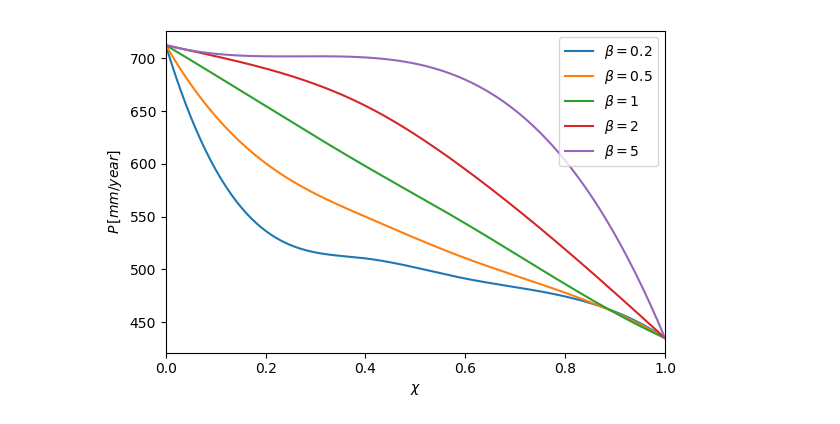
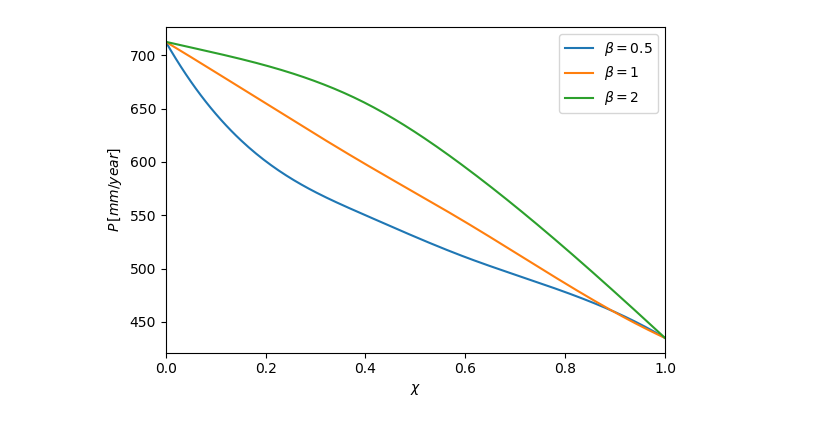
Before and after one commit to Omer80/bhwModel, a Jupyter notebook: auto/Plot_Turing_p_to_chi_different_betas.ipynb, the cells around one changed output. Cells and saved outputs as stored; diff of their text form; code cells hidden in the pictures.

```diff
--- a/auto/Plot_Turing_p_to_chi_different_betas.ipynb
+++ b/auto/Plot_Turing_p_to_chi_different_betas.ipynb
@@ -25,27 +25,27 @@ tckbeta5   = interpolate.splrep(chi, beta5)
 # %%
 # Plot Turing prec to chi
 fig = plt.figure(dpi=100)
 chinew = np.linspace(0, 1, 200)
 der = 0
 #plt.plot(chi,conv_P*beta0_2,label=r'$\beta=0.2$')
 #plt.plot(chi,conv_P*beta0_5,label=r'$\beta=0.5$')
 #plt.plot(chi,conv_P*beta1,label=r'$\beta=1$')
 #plt.plot(chi,conv_P*beta2,label=r'$\beta=2$')
 #plt.plot(chi,conv_P*beta5,label=r'$\beta=5$')
-plt.plot(chinew,conv_P*interpolate.splev(chinew, tckbeta0_2, der=der),label=r'$\beta=0.2$')
+#plt.plot(chinew,conv_P*interpolate.splev(chinew, tckbeta0_2, der=der),label=r'$\beta=0.2$')
 plt.plot(chinew,conv_P*interpolate.splev(chinew, tckbeta0_5, der=der),label=r'$\beta=0.5$')
 plt.plot(chinew,conv_P*interpolate.splev(chinew, tckbeta1, der=der),label=r'$\beta=1$')
 plt.plot(chinew,conv_P*interpolate.splev(chinew, tckbeta2, der=der),label=r'$\beta=2$')
-plt.plot(chinew,conv_P*interpolate.splev(chinew, tckbeta5, der=der),label=r'$\beta=5$')
+#plt.plot(chinew,conv_P*interpolate.splev(chinew, tckbeta5, der=der),label=r'$\beta=5$')
 plt.ylabel(r'$P\,[mm/year]$')
 plt.xlabel(r'$\chi$')
 plt.xlim([0,1])
 plt.legend(loc="best")
 plt.tight_layout()
 plt.savefig('bwh_Turing_prec_to_chi_for_betas.png')
 plt.savefig('bwh_Turing_prec_to_chi_for_betas.pdf')
 # %% [output]
-[figure, old version]
+[figure, new version]
 # %%
 # Define trade-off functions
 Q_min   = dimpar['Q']*(1.0-dimpar['del_to'])
```
Also changed, not shown: parts of 1 cell of this notebook, 5 other files.
